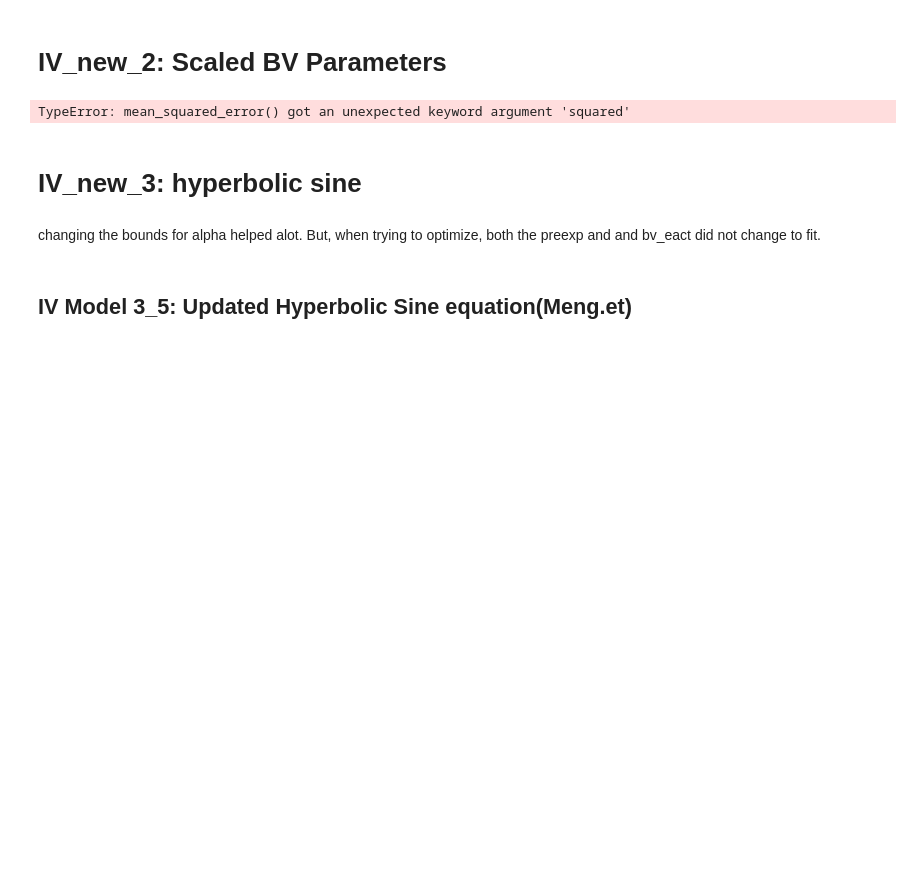
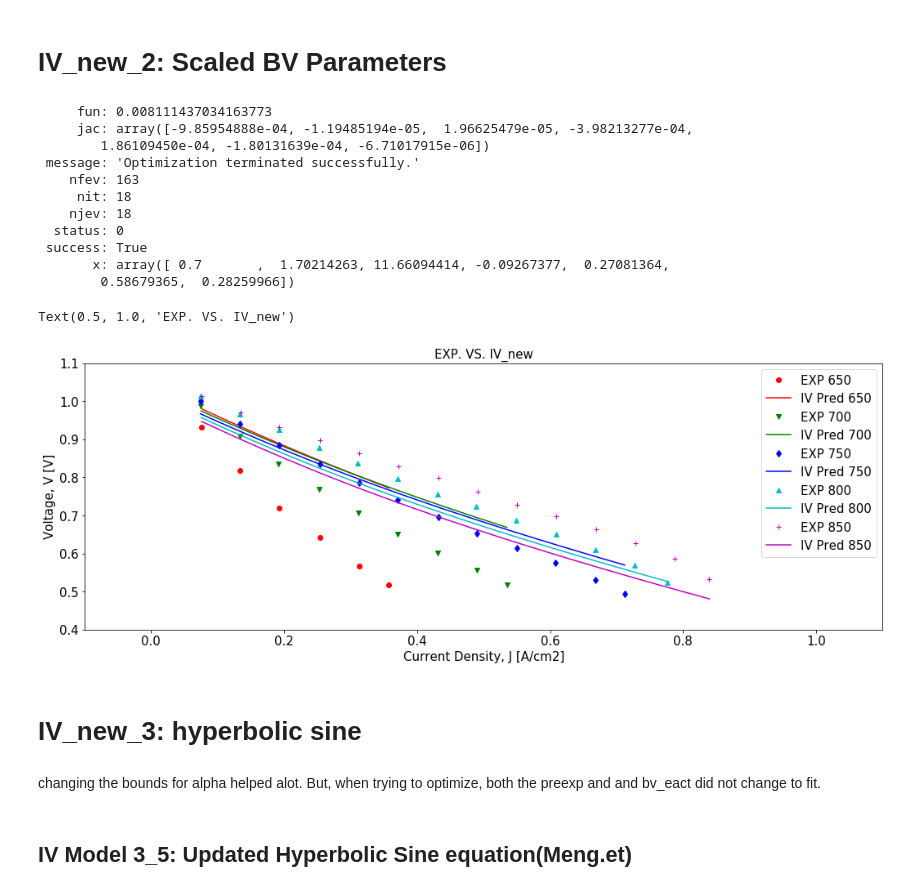
Before and after one commit to NGFC-Lib/NGFC-Lib, a Jupyter notebook: jupyter/Python_IV_Curve/2_IV_Model_Update/Match_Experimental_Data/SOFC_IV_Model_BV.ipynb, the cells around one changed output. Drawn from its saved outputs; the diff is of its cells as text; code cells hidden in the pictures; blank space fills up the shorter version.

```diff
--- a/jupyter/Python_IV_Curve/2_IV_Model_Update/Match_Experimental_Data/SOFC_IV_Model_BV.ipynb
+++ b/jupyter/Python_IV_Curve/2_IV_Model_Update/Match_Experimental_Data/SOFC_IV_Model_BV.ipynb
@@ -485,7 +486,8 @@ def objective_function_JM(param_guess, param_fixed):
                                                            param_guess[0], param_guess[1], param_guess[2],
                                                            param_guess[3], param_guess[4], 0.1, 4.51e-5,
                                                              True,param_guess[5],param_guess[6])
-    rmse = mean_squared_error(y_exp, y_model, squared=False)
+    #rmse = mean_squared_error(y_exp, y_model, squared=False)
+    rmse = mean_squared_error(y_exp, y_model)
     return rmse
 
 obj_guess = objective_function_JM(param_guess, param_fixed)
@@ -503,34 +505,46 @@ for i in range(len(Tlist)):
     fT = oT
 
     # plot exp data
     filename = './ExperimentalData/JM2017/'+str(Tlist[i])+'.csv'
     data = np.loadtxt(open(filename, "rb"), delimiter=",", skiprows=1)
     plt.plot(data[:,0], data[:,1], colorlist[i]+markerlist[i], label = 'EXP '+str(Tlist[i]))
 
     # initialize Jlist and Vlist
     Jlist=np.linspace(np.amin(data[:,0]), np.amax(data[:,0]), num=20)   #Current density, unit [A/cm2]
     Vlist = np.zeros(20)
 
     # plot pred data
     for j in range(20):
         Vlist[j], Voc, Ohmic, BV, Cath, Anode = IV_new_2(oT,fT,Jlist[j],pO2air,pN2air,pH2,pH2O,pCO,pCO2,pCH4,pN2,pSys,
                                                        result.x[0],result.x[1],result.x[2],
                                                        result.x[3], result.x[4], 0.1, 4.51e-5,
                                                        True,result.x[5],result.x[6])
     plt.plot(Jlist, Vlist, colorlist[i]+'-', label = 'IV Pred '+str(Tlist[i]))
 
 plt.xticks(fontsize=15)
 plt.yticks(fontsize=15)
 plt.legend(loc='upper right', fontsize=15)
 plt.xlim(-0.1, 1.1)
 plt.ylim(0.4, 1.1)
 # ymin, ymax = plt.ylim()
 # plt.ylim(ymin-(ymax-ymin)*0.0, ymax+(ymax-ymin)*0.0)
 plt.xlabel('Current Density, J [A/cm2]', fontsize = 15)
 plt.ylabel('Voltage, V [V]', fontsize = 15)
 plt.title('EXP. VS. IV_new', fontsize = 15)
 # %% [output]
-TypeError: mean_squared_error() got an unexpected keyword argument 'squared'
+     fun: 0.008111437034163773
+     jac: array([-9.85954888e-04, -1.19485194e-05,  1.96625479e-05, -3.98213277e-04,
+        1.86109450e-04, -1.80131639e-04, -6.71017915e-06])
+ message: 'Optimization terminated successfully.'
+    nfev: 163
+     nit: 18
+    njev: 18
+  status: 0
+ success: True
+       x: array([ 0.7       ,  1.70214263, 11.66094414, -0.09267377,  0.27081364,
+        0.58679365,  0.28259966])
+Text(0.5, 1.0, 'EXP. VS. IV_new')
+[figure, added]
 # %% [markdown]
 # IV_new_3: hyperbolic sine
 # %%
```
Also changed, not shown: parts of 1 cell of this notebook, 3 other files.
